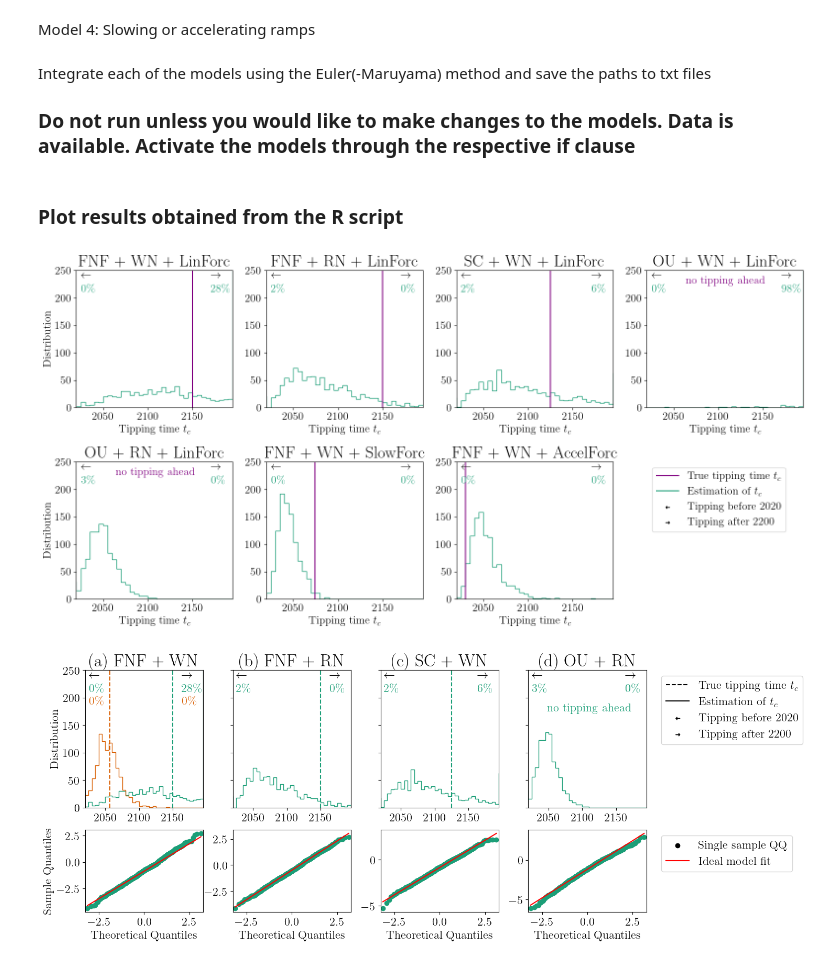
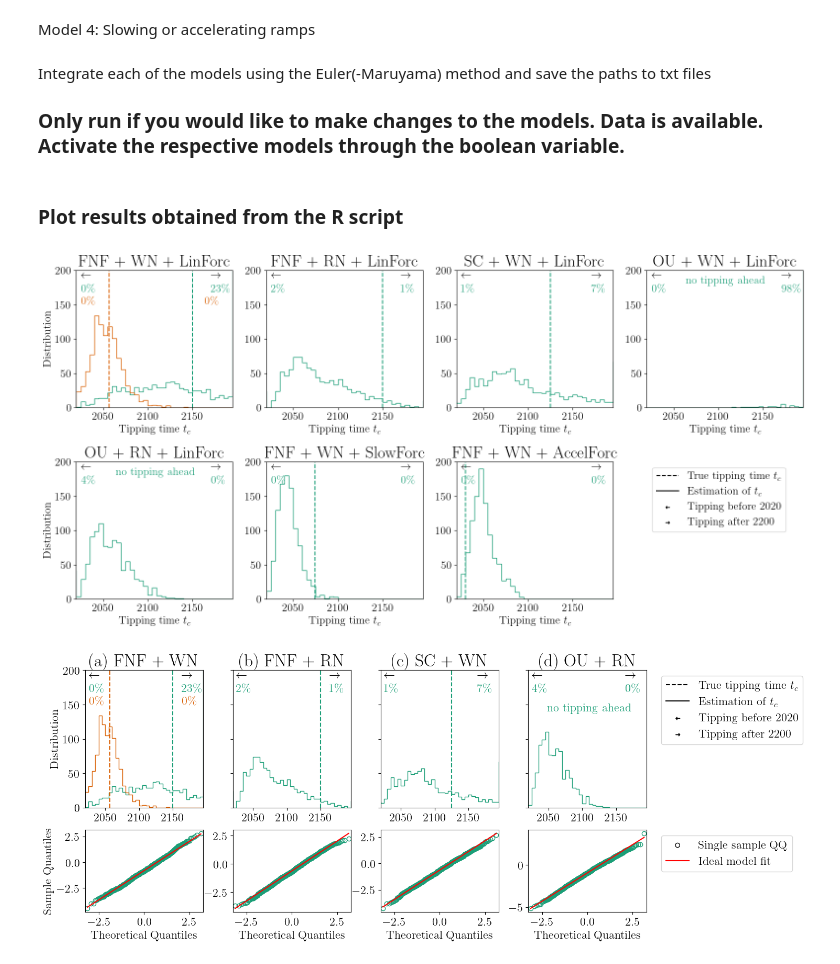
Before and after one commit to TUM-PIK-ESM/tipping_time, a Jupyter notebook: TT_AlternativeModels/Plots.ipynb, the cells around one changed output. Cells and saved outputs as stored; diff of their text form; code cells hidden in the pictures.

Commit message:
v1 of finalised analyses and model choices + corresponding sample paths and results

```diff
--- a/TT_AlternativeModels/Plots.ipynb
+++ b/TT_AlternativeModels/Plots.ipynb
@@ -60,7 +60,7 @@ sigma_ = 0.3**0.5/3 #divide by 3 to avoid n-tipping
 tau_rs = {"fnf_wn_linforc":226,
           "fnf_rn_linforc":226,
           "ou_wn_linforc":132.52,
-          "ou_rn_linforc":132.52,
+          "ou_rn_linforc":201,
           "sc_wn_linforc":201,
           "fnf_wn_slowforc":150,
           "fnf_wn_accforc":106}
@@ -88,12 +88,21 @@ def f_1b(x,t):
 Model 2: Ornstein-Uhlenbeck with time dependent mean
 # %%
 # Mean evolves linearly towards the value of the bifurcation point of the above fold normal form model
-def mu_(t):
+def mu_2a(t):
     return (m_+(abs(lambda_0/A_)**0.5))*(1-np.heaviside(t-t_0,0)*(t-t_0)/tau_rs["ou_wn_linforc"]) + m_*np.heaviside(t-t_0,0)*(t-t_0)/tau_rs["ou_wn_linforc"]
 
 # OU model. No tipping possible
-def f_2(x,t):
-    return -2*(A_*abs(lambda_0))**0.5*(x-mu_(t))
+def f_2a(x,t):
+    return -2*(A_*abs(lambda_0))**0.5*(x-mu_2a(t))
+
+
+# Mean evolves linearly towards the value of the bifurcation point of the above fold normal form model
+def mu_2b(t):
+    return (m_+(abs(lambda_0/A_)**0.5))*(1-np.heaviside(t-t_0,0)*(t-t_0)/tau_rs["ou_rn_linforc"]) + m_*np.heaviside(t-t_0,0)*(t-t_0)/tau_rs["ou_rn_linforc"]
+
+# OU model. No tipping possible
+def f_2b(x,t):
+    return -2*(A_*abs(lambda_0))**0.5*(x-mu_2b(t))
 # %% [markdown]
 Model 3: Stommel-Cessi model
 # %%
@@ -128,5 +137,5 @@ def f_4b(x,t):
     return -A_*(x-m_)**2-lambda_acc(t)
 # %% [markdown]
 Integrate each of the models using the Euler(-Maruyama) method and save the paths to txt files
-### Do not run unless you would like to make changes to the models. Data is available. Activate the models through the respective if clause
+### Only run if you would like to make changes to the models. Data is available. Activate the respective models through the boolean variable.
 # %%
@@ -242,39 +275,46 @@ t_step = 5
 # %%
 modeldescrips = ["FNF + WN + LinForc","FNF + RN + LinForc","SC + WN + LinForc","OU + WN + LinForc","OU + RN + LinForc","FNF + WN + SlowForc","FNF + WN + AccelForc"]
 fig, axs = plt.subplots(nrows=2,ncols=4,figsize=(16,8),tight_layout=True)
 axs=axs.flatten()
 bins = np.concatenate((np.array([0]),np.arange(t_left,t_right,t_step),np.array([1e20])))
 for i in range(len(modelnames)):
     t_c_values_2 = np.array(pd.read_excel("EstimMatrix_"+modelnames[i]+".xlsx").loc[:,"tc"])
     samplesize_2 = len(t_c_values_2)
     hist_2 = axs[i].hist(t_c_values_2,bins=bins,histtype="step",density=False)[0]
     axs[i].set_xlabel("Tipping time $t_c$")
     axs[i].text(0.03,0.93,r"$\leftarrow$",color="black", transform=axs[i].transAxes)
     axs[i].text(0.03,0.84,str(round(hist_2[0]*100/samplesize_2))+"$\%$",color=plt.rcParams['axes.prop_cycle'].by_key()['color'][0], transform=axs[i].transAxes)
     axs[i].text(0.86,0.93,r"$\rightarrow$",color="black", transform=axs[i].transAxes)
     axs[i].text(0.86,0.84,str(round(hist_2[-1]*100/samplesize_2))+"$\%$",color=plt.rcParams['axes.prop_cycle'].by_key()['color'][0], transform=axs[i].transAxes)
+    if i == 0: # Include estimation distribution on the intended model with tipping at 2057 (taken from DD23, but same result can be achieved using our model integration)
+        t_c_values_2 = np.array(pd.read_excel("EstimMatrix_1000repetitions.xlsx").loc[:,"tc"])
+        samplesize_2 = len(t_c_values_2)
+        hist_2 = axs[i].hist(t_c_values_2,bins=bins,histtype="step",density=False)[0]
+        axs[i].axvline(2057,color=plt.rcParams['axes.prop_cycle'].by_key()['color'][1],linestyle="dashed")
+        axs[i].text(0.03,0.75,str(round(hist_2[0]*100/samplesize_2))+"$\%$",color=plt.rcParams['axes.prop_cycle'].by_key()['color'][1], transform=axs[i].transAxes)
+        axs[i].text(0.82,0.75,str(round(hist_2[-1]*100/samplesize_2))+"$\%$",color=plt.rcParams['axes.prop_cycle'].by_key()['color'][1], transform=axs[i].transAxes)
     axs[i].set_xlim(t_left,t_right-t_step)
-    axs[i].set_ylim(0,250)
+    axs[i].set_ylim(0,200)
     #axs[i].ticklabel_format(axis='y', style='sci',scilimits=(0,0))
     axs[i].set_title(modeldescrips[i])
     if i in [0,1,2,5,6]:
-        axs[i].axvline(t_0+tau_rs[modelnames[i]],c="purple")
+        axs[i].axvline(t_0+tau_rs[modelnames[i]],c=plt.rcParams['axes.prop_cycle'].by_key()['color'][0],linestyle="dashed")
     else:
-        axs[i].text(0.25,0.9,"no tipping ahead",c="purple", transform=axs[i].transAxes)
+        axs[i].text(0.25,0.9,"no tipping ahead",c=plt.rcParams['axes.prop_cycle'].by_key()['color'][0], transform=axs[i].transAxes)
 axs[0].set_ylabel("Distribution")
 axs[4].set_ylabel("Distribution")
-axs[len(modelnames)].plot([0,1],[0,1],c="purple")
-axs[len(modelnames)].plot([0,1],[0,1])
+axs[len(modelnames)].plot([0,1],[0,1],c="black",linestyle="dashed")
+axs[len(modelnames)].plot([0,1],[0,1],c="black")
 axs[len(modelnames)].scatter([0],[0],marker=r"$\leftarrow$",c="black")
 axs[len(modelnames)].scatter([0],[0],marker=r"$\rightarrow$",c="black")
 axs[len(modelnames)].set_ylim(-1,-0.5)
 axs[len(modelnames)].legend(["True tipping time $t_c$","Estimation of $t_c$","Tipping before "+str(t_left), "Tipping after "+str(t_right)],loc="upper left")
 axs[len(modelnames)].axis("off")
 
-#plt.savefig("Plots/method2_tcdists_" + time.strftime("%Y%m%d-%H%M%S"),dpi=300,bbox_inches="tight")
+#plt.savefig("Plots/allmodels_" + time.strftime("%Y%m%d-%H%M%S") + ".pdf",dpi=300,bbox_inches="tight")
 plt.show()
 # %% [output]
-[figure, old version]
+[figure, new version]
 # %%
 model_subselection = [0,1,2,4]
 modeldescrips = ["(a) FNF + WN","(b) FNF + RN","(c) SC + WN","(d) OU + RN"]
@@ -292,9 +332,9 @@ for i in range(len(model_subselection)):
     axs[i].text(0.82,0.93,r"$\rightarrow$",color="black", transform=axs[i].transAxes)
     axs[i].text(0.82,0.84,str(round(hist_2[-1]*100/samplesize_2))+"$\%$",color=plt.rcParams['axes.prop_cycle'].by_key()['color'][0], transform=axs[i].transAxes)
     axs[i].set_xlim(t_left,t_right-t_step)
-    axs[i].set_ylim(0,250)
+    axs[i].set_ylim(0,200)
     axs[i].set_title(modeldescrips[i])
-    if i == 0:
+    if i == 0: # Include estimation distribution on the intended model with tipping at 2057 (taken from DD23, but same result can be achieved using our model integration)
         t_c_values_2 = np.array(pd.read_excel("EstimMatrix_1000repetitions.xlsx").loc[:,"tc"])
         samplesize_2 = len(t_c_values_2)
         hist_2 = axs[i].hist(t_c_values_2,bins=bins,histtype="step",density=False)[0]
@@ -306,7 +346,7 @@ for i in range(len(model_subselection)):
     else:
         axs[i].text(0.16,0.7,"no tipping ahead",color=plt.rcParams['axes.prop_cycle'].by_key()['color'][0], transform=axs[i].transAxes)
     QQData = pd.read_csv("QQData_"+modelnames[model_subselection[i]]+".csv",index_col=0).values[:,0]
-    statsmodels.graphics.gofplots.qqplot(QQData,ax=axs[i+ncols],line="q")
+    statsmodels.graphics.gofplots.qqplot(QQData,ax=axs[i+ncols],line="q", markerfacecolor='none', markeredgecolor=plt.rcParams['axes.prop_cycle'].by_key()['color'][0])
     if not i == 0:
         axs[i+ncols].set_ylabel("")
         axs[i].set_yticklabels([])
@@ -318,14 +358,14 @@ axs[len(model_subselection)].scatter([0],[0],marker=r"$\rightarrow$",c="black")
 axs[len(model_subselection)].set_ylim(-1,-0.5)
 axs[len(model_subselection)].legend(["True tipping time $t_c$","Estimation of $t_c$","Tipping before "+str(t_left), "Tipping after "+str(t_right)],loc="upper left", bbox_to_anchor=(-0.35,1))
 axs[len(model_subselection)].axis("off")
-axs[len(model_subselection)+ncols].scatter([0],[0],color="black")
+axs[len(model_subselection)+ncols].scatter([0],[0], facecolors='none', edgecolors="black")
 axs[len(model_subselection)+ncols].plot([0,1],[0,1],c="red")
 axs[len(model_subselection)+ncols].set_ylim(-1,-0.5)
 axs[len(model_subselection)+ncols].legend(["Single sample QQ","Ideal model fit"],loc="upper left", bbox_to_anchor=(-0.35,1))
 axs[len(model_subselection)+ncols].axis("off")
 
 fig.subplots_adjust(hspace=0.2,wspace=0.28)
-plt.savefig("Plots/modelsubselection_QQ" + time.strftime("%Y%m%d-%H%M%S") + ".pdf",dpi=300,bbox_inches="tight")
+#plt.savefig("Plots/modelsubselection_QQ" + time.strftime("%Y%m%d-%H%M%S") + ".pdf",dpi=300,bbox_inches="tight")
 plt.show()
 # %% [output]
-[figure, old version]
+[figure, new version]
```
Also changed, not shown: parts of 1 cell of this notebook, 26 other files.
